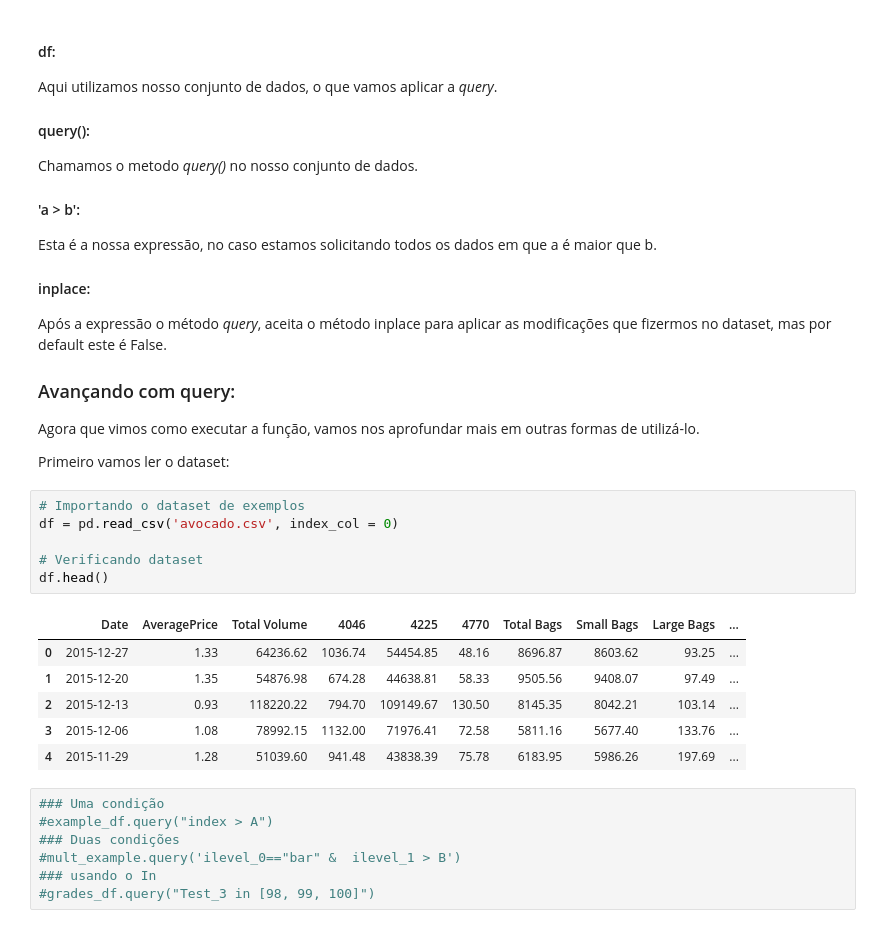
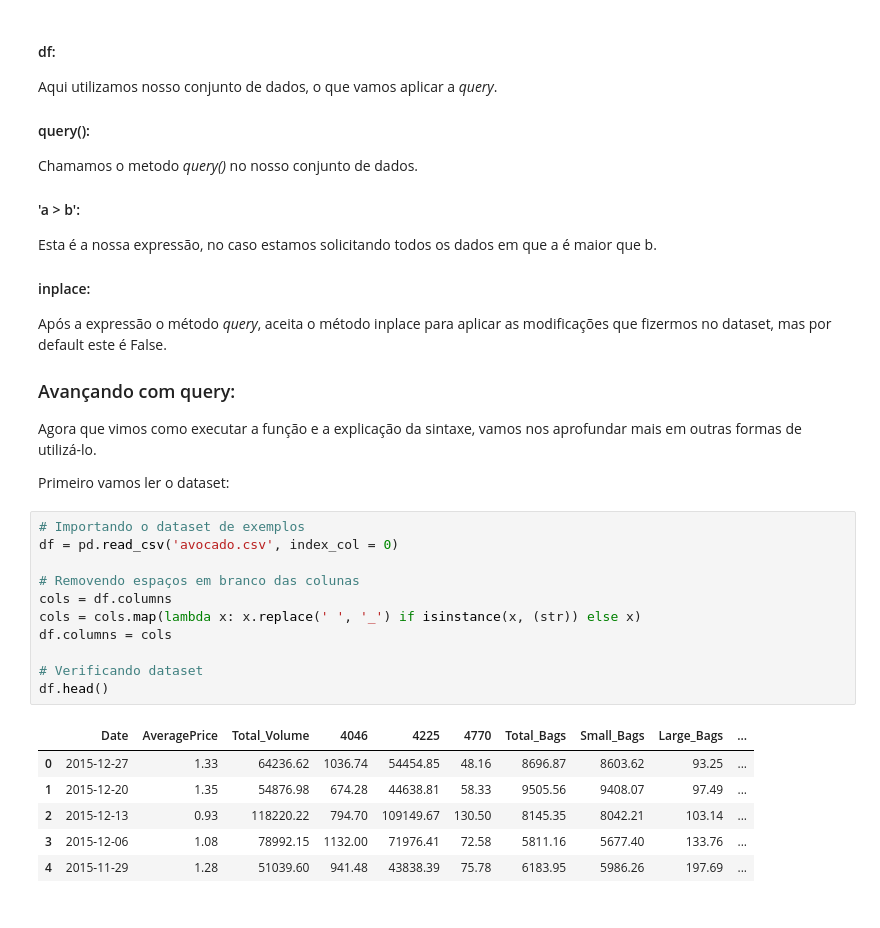
Before and after one commit to matheusbattisti/pandas_query, a Jupyter notebook: pandas_query.ipynb, the cells around one changed output. Drawn from its saved outputs; the diff is of its cells as text.

```diff
--- a/pandas_query.ipynb
+++ b/pandas_query.ipynb
@@ -72,26 +74,24 @@ Após a expressão o método *query*, aceita o método inplace para aplicar as m
 
 ### Avançando com query:
 
-Agora que vimos como executar a função, vamos nos aprofundar mais em outras formas de utilizá-lo.
+Agora que vimos como executar a função e a explicação da sintaxe, vamos nos aprofundar mais em outras formas de utilizá-lo.
 
 Primeiro vamos ler o dataset:
 # %%
 # Importando o dataset de exemplos
 df = pd.read_csv('avocado.csv', index_col = 0)
 
+# Removendo espaços em branco das colunas
+cols = df.columns
+cols = cols.map(lambda x: x.replace(' ', '_') if isinstance(x, (str)) else x)
+df.columns = cols
+
 # Verificando dataset
 df.head()
 # %% [output]
-|  | Date | AveragePrice | Total Volume | 4046 | 4225 | 4770 | Total Bags | Small Bags | Large Bags | ... |
+|  | Date | AveragePrice | Total_Volume | 4046 | 4225 | 4770 | Total_Bags | Small_Bags | Large_Bags | ... |
 | 0 | 2015-12-27 | 1.33 | 64236.62 | 1036.74 | 54454.85 | 48.16 | 8696.87 | 8603.62 | 93.25 | ... |
 | 1 | 2015-12-20 | 1.35 | 54876.98 | 674.28 | 44638.81 | 58.33 | 9505.56 | 9408.07 | 97.49 | ... |
 | 2 | 2015-12-13 | 0.93 | 118220.22 | 794.70 | 109149.67 | 130.50 | 8145.35 | 8042.21 | 103.14 | ... |
 | 3 | 2015-12-06 | 1.08 | 78992.15 | 1132.00 | 71976.41 | 72.58 | 5811.16 | 5677.40 | 133.76 | ... |
 | 4 | 2015-11-29 | 1.28 | 51039.60 | 941.48 | 43838.39 | 75.78 | 6183.95 | 5986.26 | 197.69 | ... |
-# %%
-### Uma condição
-#example_df.query("index > A")
-### Duas condições
-#mult_example.query('ilevel_0=="bar" &  ilevel_1 > B')
-### usando o In
-#grades_df.query("Test_3 in [98, 99, 100]")
```
Also changed, not shown: parts of 12 cells of this notebook.
